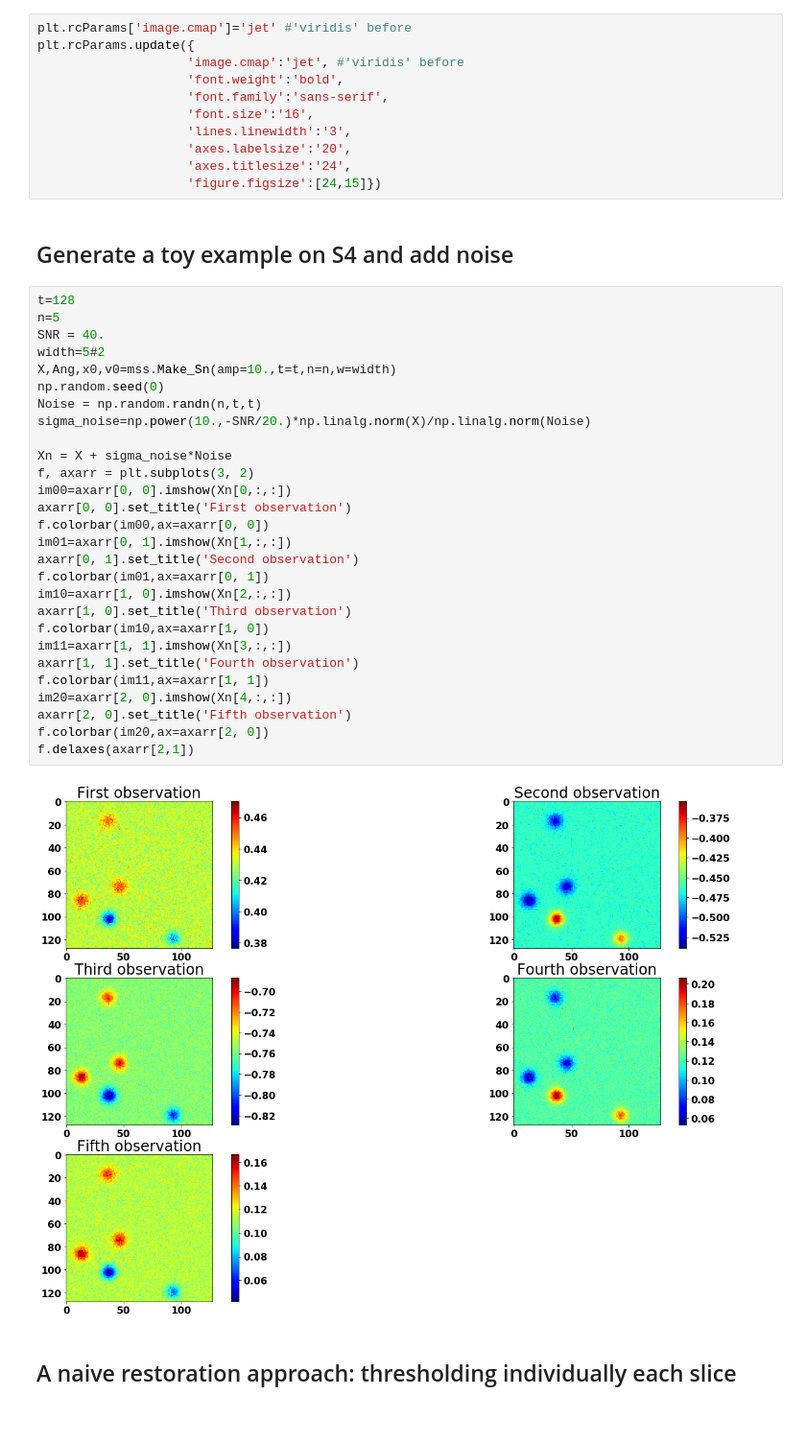
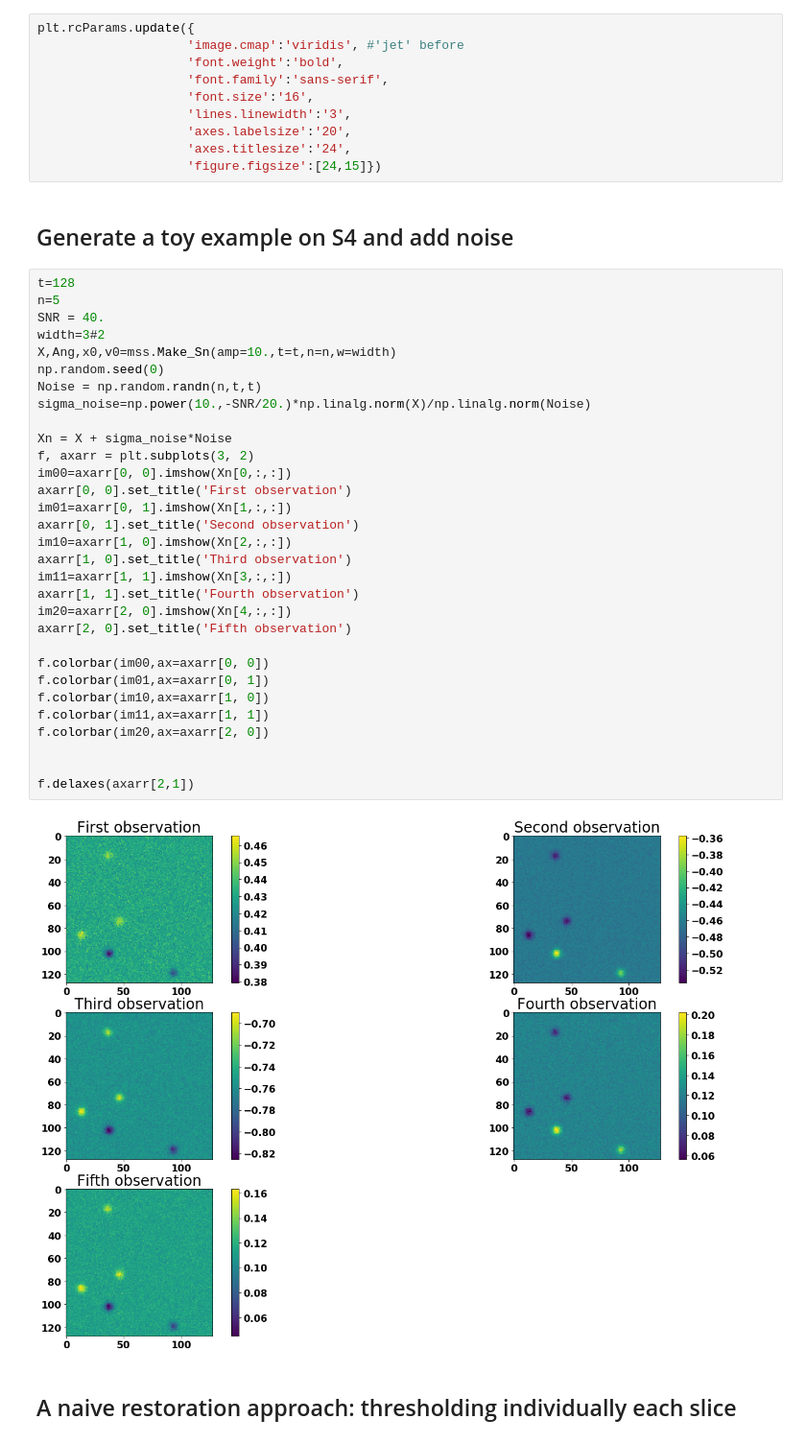
Before and after one commit to dedale-fet/Inverse-Problems-Toolbox, a Jupyter notebook: scripts/Denoising_Sn.ipynb, the cells around one changed output. Shown at 96% size. Drawn from its saved outputs; the diff is of its cells as text.

```diff
--- a/scripts/Denoising_Sn.ipynb
+++ b/scripts/Denoising_Sn.ipynb
@@ -13,9 +13,8 @@ import matplotlib
 %matplotlib inline
 #matplotlib.rcParams['figure.figsize']=[24,15]
 # %%
-plt.rcParams['image.cmap']='jet' #'viridis' before
 plt.rcParams.update({
-                    'image.cmap':'jet', #'viridis' before
+                    'image.cmap':'viridis', #'jet' before
                     'font.weight':'bold',
                     'font.family':'sans-serif',
                     'font.size':'16',
@@ -28,33 +27,36 @@ plt.rcParams.update({
 # %%
 t=128
 n=5
 SNR = 40.
-width=5#2
+width=3#2
 X,Ang,x0,v0=mss.Make_Sn(amp=10.,t=t,n=n,w=width)
 np.random.seed(0)
 Noise = np.random.randn(n,t,t)
 sigma_noise=np.power(10.,-SNR/20.)*np.linalg.norm(X)/np.linalg.norm(Noise)
 
 Xn = X + sigma_noise*Noise
 f, axarr = plt.subplots(3, 2)
 im00=axarr[0, 0].imshow(Xn[0,:,:])
 axarr[0, 0].set_title('First observation')
-f.colorbar(im00,ax=axarr[0, 0])
 im01=axarr[0, 1].imshow(Xn[1,:,:])
 axarr[0, 1].set_title('Second observation')
-f.colorbar(im01,ax=axarr[0, 1])
 im10=axarr[1, 0].imshow(Xn[2,:,:])
 axarr[1, 0].set_title('Third observation')
-f.colorbar(im10,ax=axarr[1, 0])
 im11=axarr[1, 1].imshow(Xn[3,:,:])
 axarr[1, 1].set_title('Fourth observation')
-f.colorbar(im11,ax=axarr[1, 1])
 im20=axarr[2, 0].imshow(Xn[4,:,:])
 axarr[2, 0].set_title('Fifth observation')
+
+f.colorbar(im00,ax=axarr[0, 0])
+f.colorbar(im01,ax=axarr[0, 1])
+f.colorbar(im10,ax=axarr[1, 0])
+f.colorbar(im11,ax=axarr[1, 1])
 f.colorbar(im20,ax=axarr[2, 0])
+
+
 f.delaxes(axarr[2,1])
 # %% [output]
-[figure, old version]
+[figure, new version]
 # %% [markdown]
 ## A naive restoration approach: thresholding individually each slice
 # %%
```
Also changed, not shown: parts of 7 cells of this notebook.
